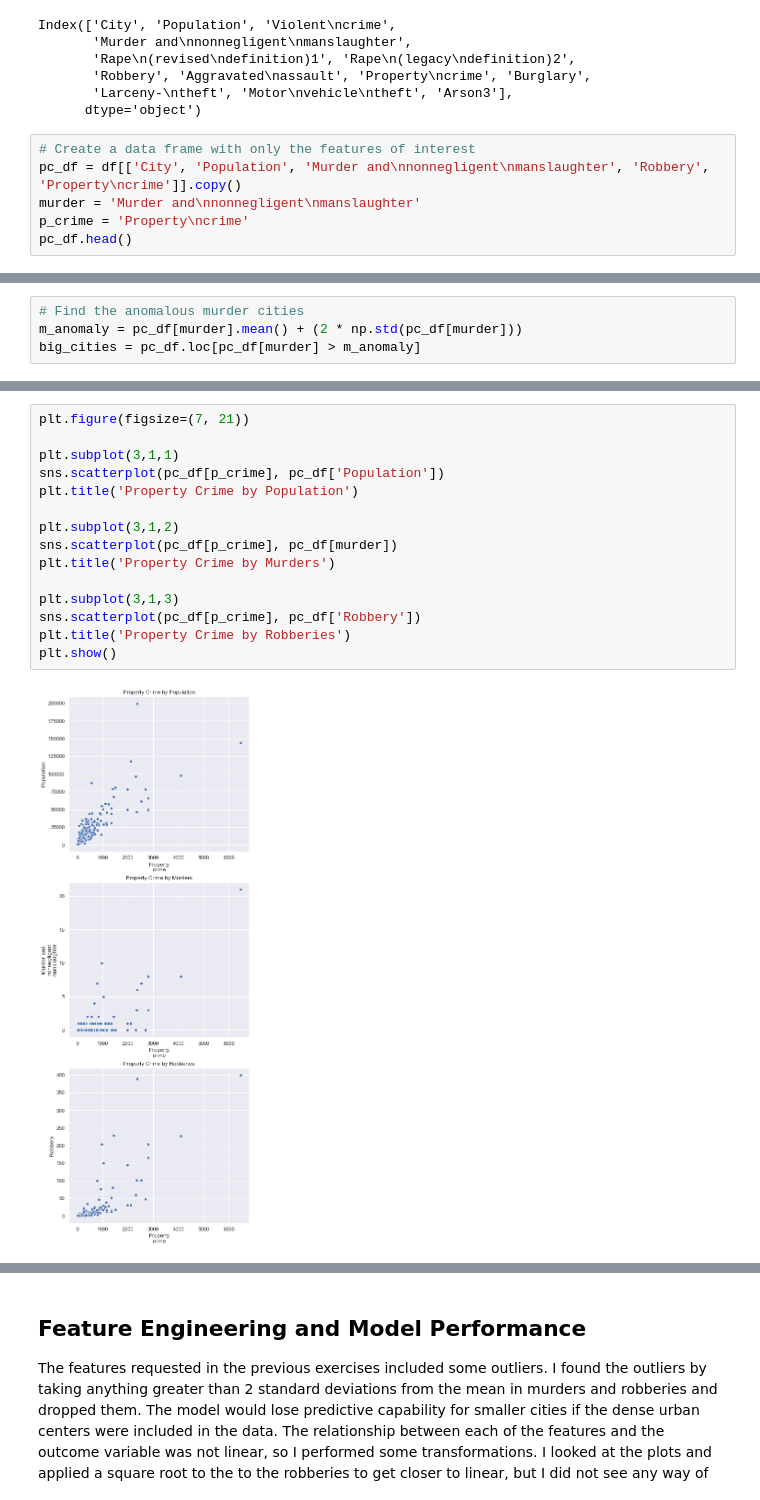
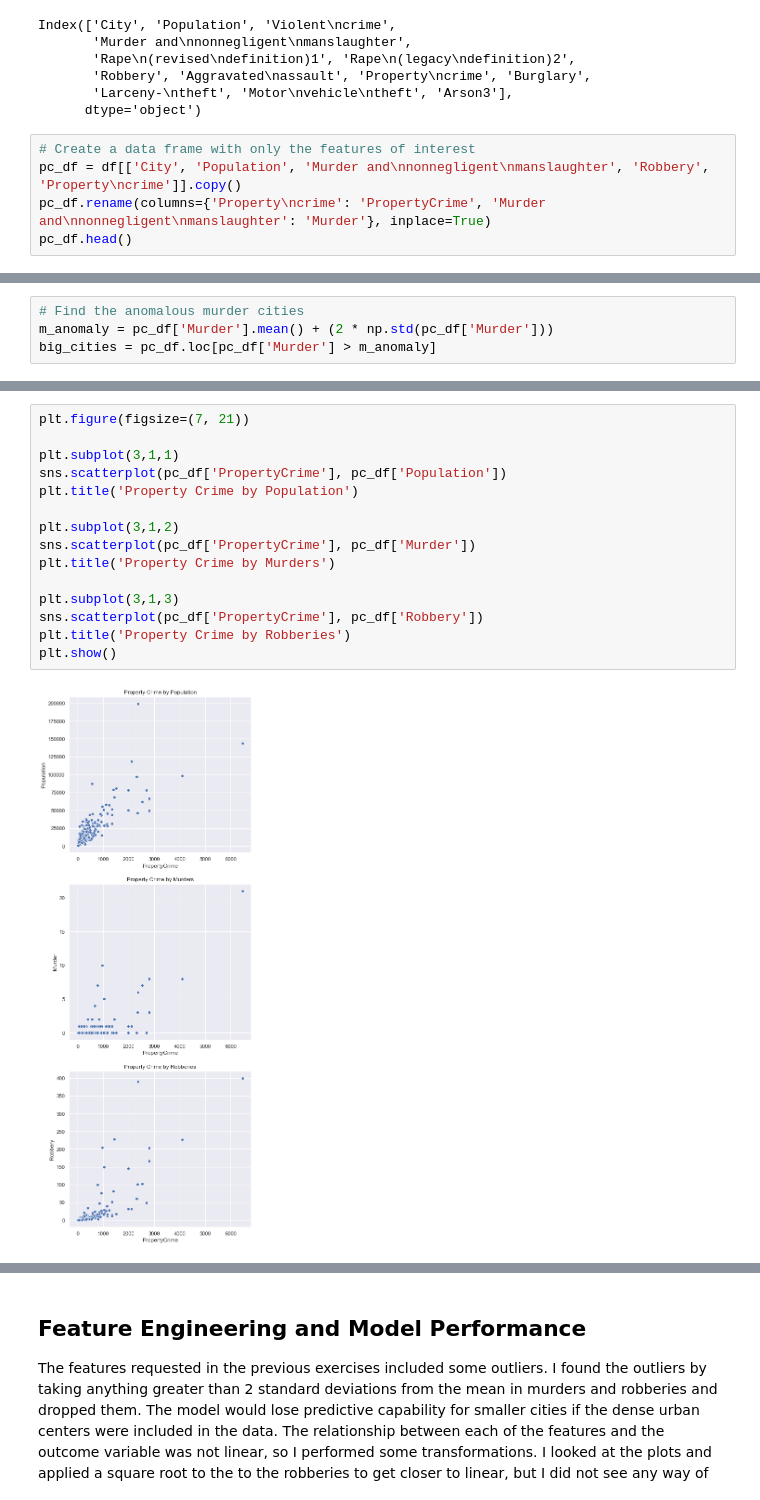
Before and after one commit to tjeffkessler/thinkful_dsflex, a Jupyter notebook: NY Crime 2013 Regression Analysis.ipynb, the cells around one changed output, grey strips where cells are left out. Saved outputs shown, nothing was run; the diff lists cells and outputs as text.

```diff
--- a/NY Crime 2013 Regression Analysis.ipynb
+++ b/NY Crime 2013 Regression Analysis.ipynb
@@ -19,7 +19,6 @@ Index(['City', 'Population', 'Violent\ncrime',
 # %%
 # Create a data frame with only the features of interest
 pc_df = df[['City', 'Population', 'Murder and\nnonnegligent\nmanslaughter', 'Robbery', 'Property\ncrime']].copy()
-murder = 'Murder and\nnonnegligent\nmanslaughter'
-p_crime = 'Property\ncrime'
+pc_df.rename(columns={'Property\ncrime': 'PropertyCrime', 'Murder and\nnonnegligent\nmanslaughter': 'Murder'}, inplace=True)
 pc_df.head()
 # %% [output]
@@ -62,8 +61,8 @@ pc_df.loc[pc_df['Robbery'] > robbery_anomaly]
 | 216 | New York | 8396126.0 | 335.0 | 19170.0 | 141971.0 |
 # %%
 # Find the anomalous murder cities
-m_anomaly = pc_df[murder].mean() + (2 * np.std(pc_df[murder]))
-big_cities = pc_df.loc[pc_df[murder] > m_anomaly]
+m_anomaly = pc_df['Murder'].mean() + (2 * np.std(pc_df['Murder']))
+big_cities = pc_df.loc[pc_df['Murder'] > m_anomaly]
 # %%
 # Drop the anomalous big cities because of the outsized effect they would have on the model
 # These big cities might be better suited with a comparison of other large urban areas across the nation
@@ -103,19 +102,19 @@ plt.show()
 # %%
 plt.figure(figsize=(7, 21))
 
 plt.subplot(3,1,1)
-sns.scatterplot(pc_df[p_crime], pc_df['Population'])
+sns.scatterplot(pc_df['PropertyCrime'], pc_df['Population'])
 plt.title('Property Crime by Population')
 
 plt.subplot(3,1,2)
-sns.scatterplot(pc_df[p_crime], pc_df[murder])
+sns.scatterplot(pc_df['PropertyCrime'], pc_df['Murder'])
 plt.title('Property Crime by Murders')
 
 plt.subplot(3,1,3)
-sns.scatterplot(pc_df[p_crime], pc_df['Robbery'])
+sns.scatterplot(pc_df['PropertyCrime'], pc_df['Robbery'])
 plt.title('Property Crime by Robberies')
 plt.show()
 # %% [output]
-[figure, old version]
+[figure, new version]
 # %%
 #Create features for population squared and for the categorical versions murder and robbery
```
Also changed, not shown: parts of 30 cells of this notebook.
